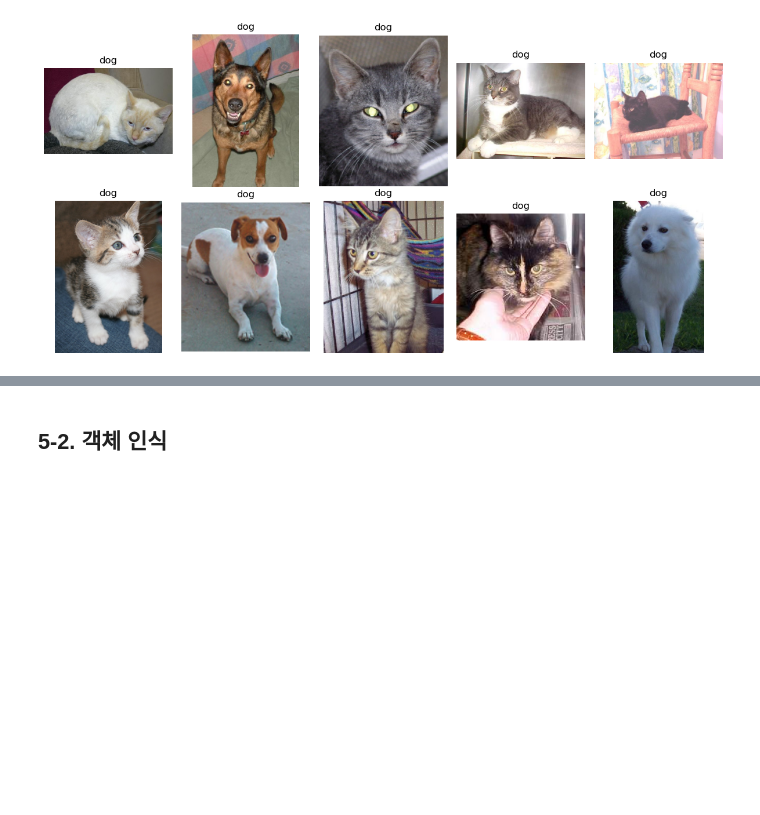
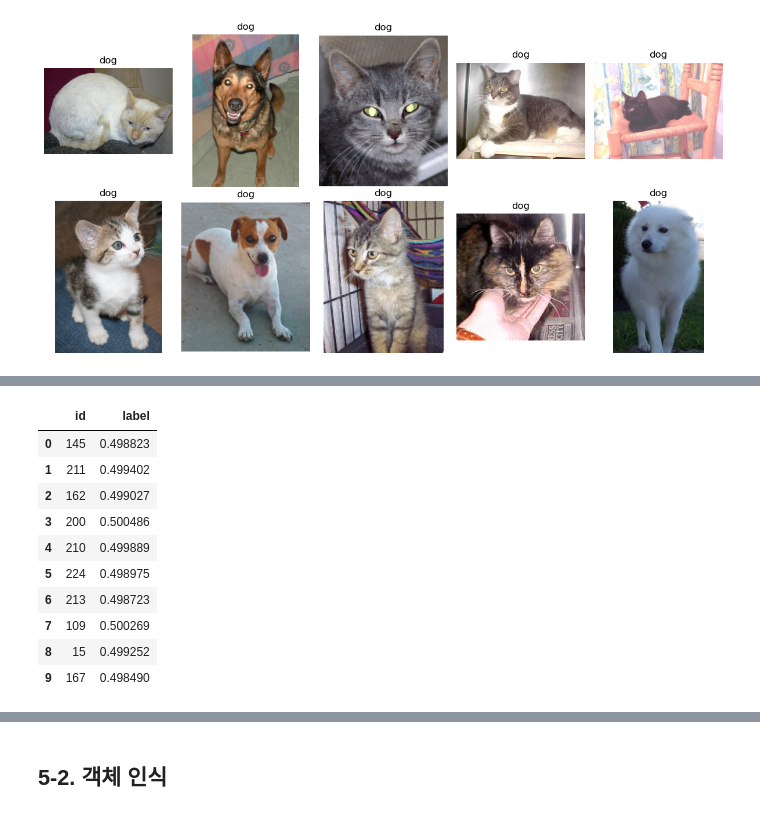
Before and after one commit to nuyhc/AIphoria, a Jupyter notebook: 7. PyTorch/7-5.CNN2.ipynb, the cells around one changed output, grey strips where cells are left out. Drawn from its saved outputs; the diff is of its cells as text; code cells hidden in the pictures; blank space fills up the shorter version.

```diff
--- a/7. PyTorch/7-5.CNN2.ipynb
+++ b/7. PyTorch/7-5.CNN2.ipynb
@@ -333,0 +574,39 @@ display_image_grid(test_images_filepaths)
+# %%
+import pandas as pd
+id_list = []
+pred_list = []
+_id = 0
+with torch.no_grad():
+    for test_path in tqdm(test_images_filepaths):
+        img = Image.open(test_path)
+        _id = test_path.split("/")[-1].split(".")[1]
+        transform = ImageTransform(size, mean, std)
+        img = transform(img, phase="val")
+        img = img.unsqueeze(0)
+        img = img.to(device)
+        #
+        model.eval()
+        outputs = model(img)
+        preds = F.softmax(outputs, dim=1)[:, 1].tolist()
+        #
+        id_list.append(_id)
+        pred_list.append(preds[0])
+
+res = pd.DataFrame({
+    "id":id_list,
+    "label":pred_list
+})
+
+res.head(10)
+# %% [output]
+|  | id | label |
+| 0 | 145 | 0.498823 |
+| 1 | 211 | 0.499402 |
+| 2 | 162 | 0.499027 |
+| 3 | 200 | 0.500486 |
+| 4 | 210 | 0.499889 |
+| 5 | 224 | 0.498975 |
+| 6 | 213 | 0.498723 |
+| 7 | 109 | 0.500269 |
+| 8 | 15 | 0.499252 |
+| 9 | 167 | 0.498490 |
```
Also changed, not shown: parts of 19 cells of this notebook.
